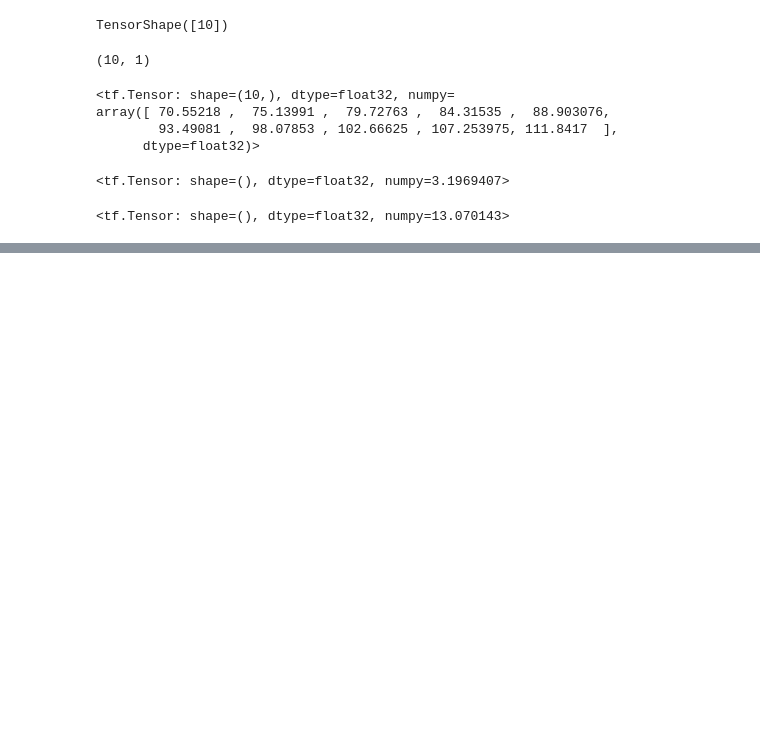
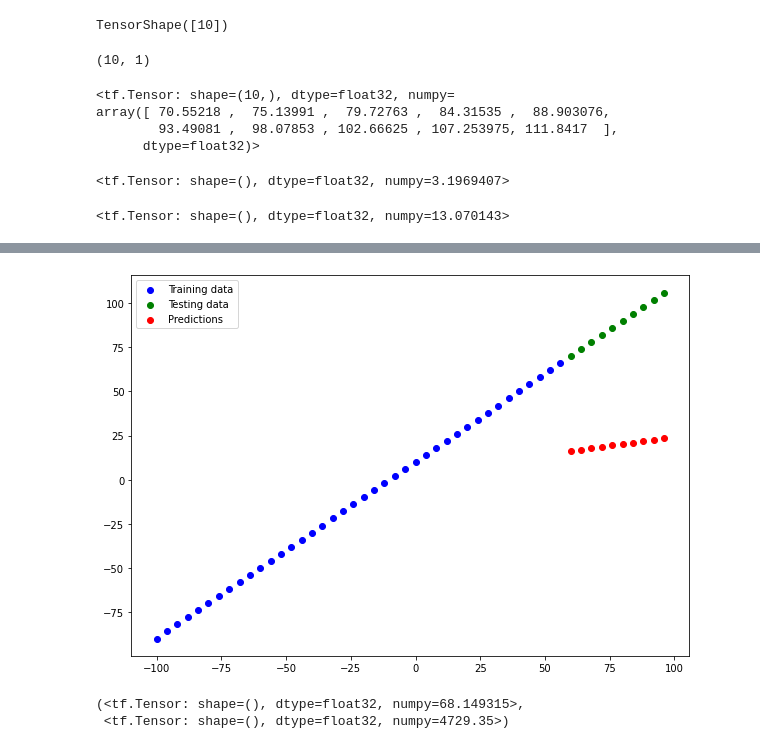
Before and after one commit to subodh2708/deep-learning---tensorflow-2.0, a Jupyter notebook: 01_neural_network_regression_with_tensorflow.ipynb, the cells around one changed output, grey strips where cells are left out. Saved outputs shown, nothing was run; the diff lists cells and outputs as text; code cells hidden in the pictures; blank space fills up the shorter version.

```diff
--- a/01_neural_network_regression_with_tensorflow.ipynb
+++ b/01_neural_network_regression_with_tensorflow.ipynb
@@ -416,0 +464,15 @@ def mse(y_test,y_pred):
+# %%
+# create model_2
+
+tf.random.set_seed(42)
+
+model_2 = tf.keras.Sequential([
+    tf.keras.layers.Dense(10),
+    tf.keras.layers.Dense(1)
+])
+
+model_2.compile(loss = tf.keras.losses.mae,
+                optimizer= tf.keras.optimizers.SGD(),
+                metrics = ['mse'])
+
+model_2.fit(tf.expand_dims(X_train, axis=-1),y_train, epochs=100)
@@ -416,0 +514,13 @@ def mse(y_test,y_pred):
+# %%
+# create model_3
+
+model_3 = tf.keras.Sequential([
+    tf.keras.layers.Dense(10),
+    tf.keras.layers.Dense(1)
+])
+
+model_3.compile(loss= tf.keras.losses.mae,
+                optimizer= tf.keras.optimizers.SGD(),
+                metrics = ['mae'])
+
+model_3.fit(tf.expand_dims(X_train, axis= -1 ), y_train, epochs = 500)
@@ -416,0 +546,17 @@ def mse(y_test,y_pred):
+# %%
+# plot model_3 predictions
+
+y_pred_3 = model_3.predict(X_test)
+plot_predictions(predictions= y_pred_3)
+# %% [output]
+[figure, added]
+# %%
+# calculate evaluation metrics for model_3
+
+mae_3 = mae(y_test, y_pred_3)
+mse_3 = mse(y_test, y_pred_3)
+
+mae_3, mse_3
+# %% [output]
+(<tf.Tensor: shape=(), dtype=float32, numpy=68.149315>,
+ <tf.Tensor: shape=(), dtype=float32, numpy=4729.35>)
```
Also changed, not shown: parts of 25 cells of this notebook.
